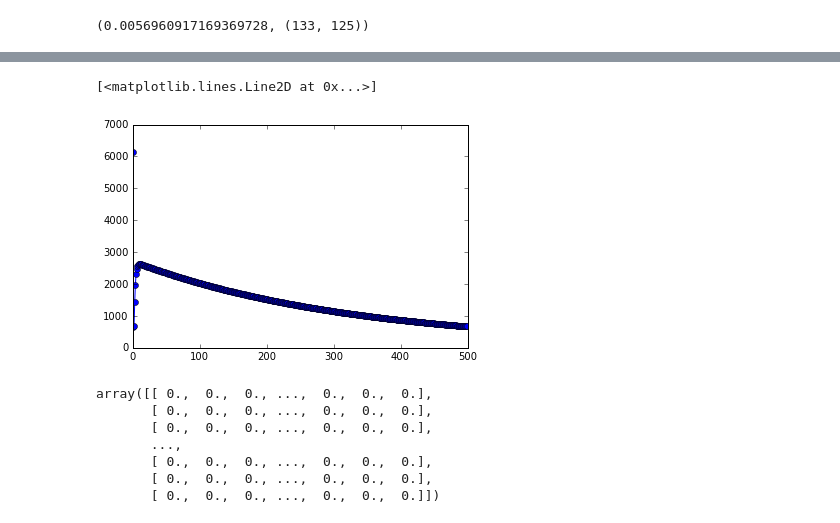
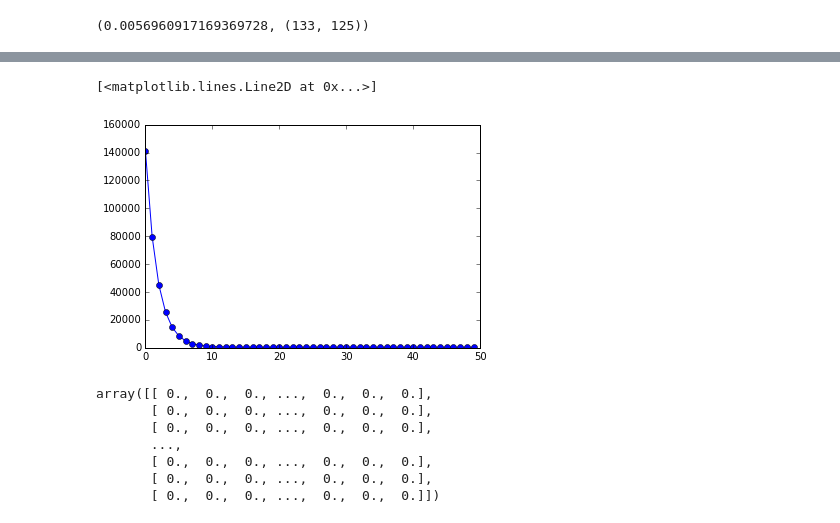
Before and after one commit to chongxi/learning_curve, a Jupyter notebook: autograd/notebook/Gradient_linear_regression/gradient decent for linear regression.ipynb, the cells around one changed output, grey strips where cells are left out. Drawn from its saved outputs; the diff is of its cells as text; code cells hidden in the pictures.

```diff
--- a/autograd/notebook/Gradient_linear_regression/gradient decent for linear regression.ipynb
+++ b/autograd/notebook/Gradient_linear_regression/gradient decent for linear regression.ipynb
@@ -140,8 +140,8 @@ plt.plot(error_history)
 # %%
-plt.plot(error_history[:500],'-o')
+plt.plot(error_history[:50],'-o')
 # %% [output]
 [<matplotlib.lines.Line2D at 0x...>]
-[figure, old version]
+[figure, new version]
 # %%
 mesh_b = np.meshgrid(0,100,1)
 # %%
```
Also changed, not shown: parts of 3 cells of this notebook.
